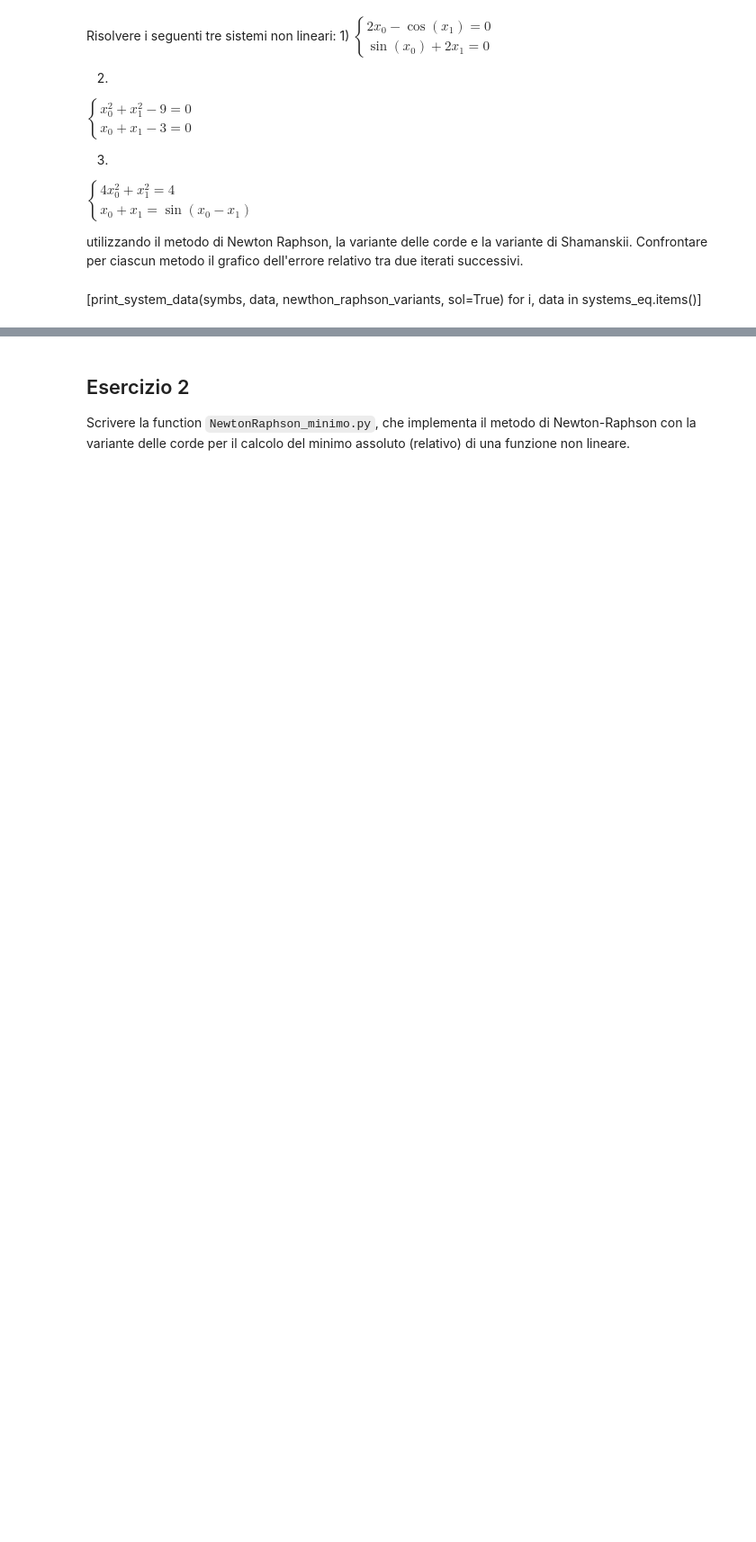
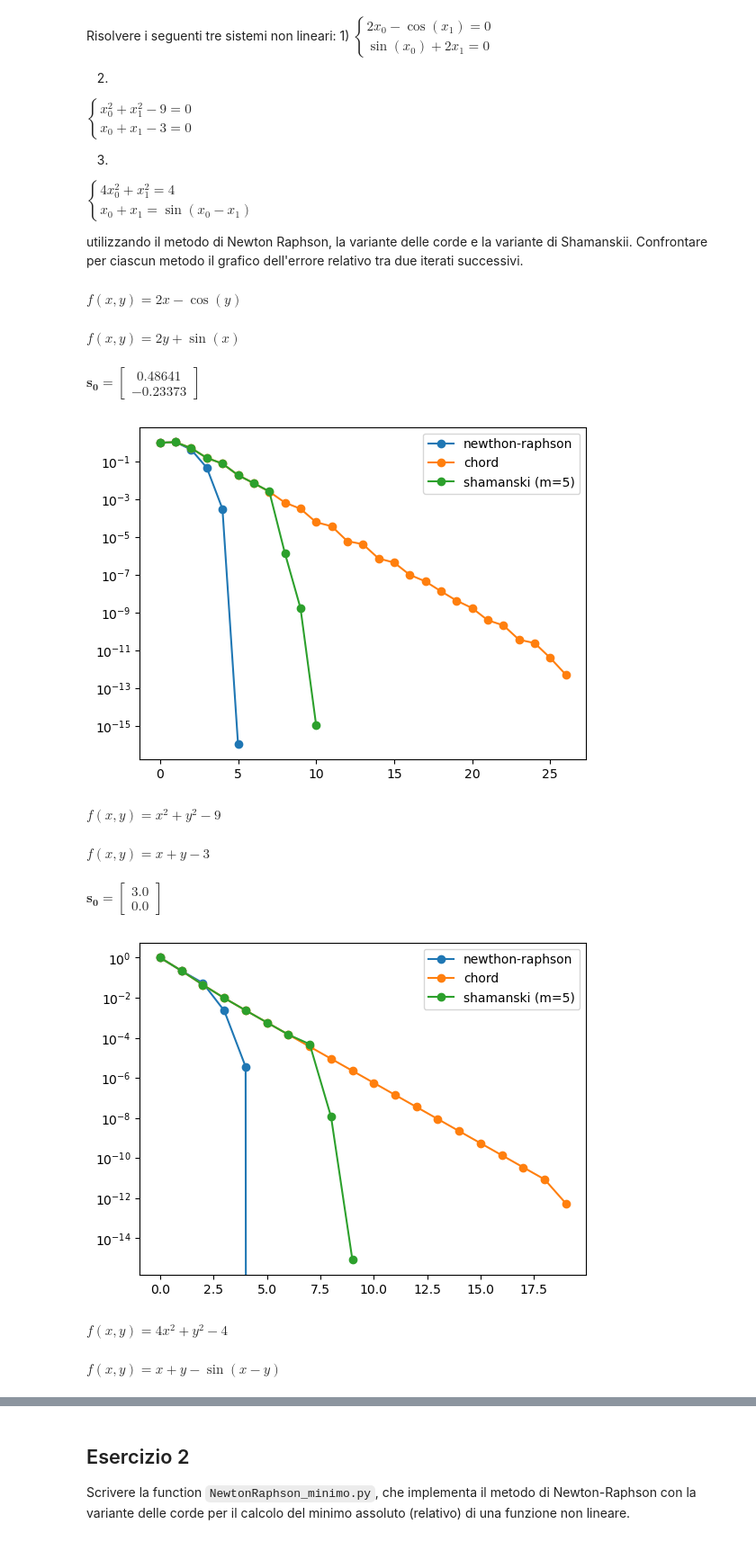
Before and after one commit to KeegTheBoi/metodi_numerici_es, a Jupyter notebook: Lecture 7/Esercitazione7.ipynb, the cells around one changed output, grey strips where cells are left out. Shown at 90% size. Saved outputs shown, nothing was run; the diff lists cells and outputs as text; code cells hidden in the pictures; blank space fills up the shorter version.

```diff
--- a/Lecture 7/Esercitazione7.ipynb
+++ b/Lecture 7/Esercitazione7.ipynb
@@ -119,5 +119,16 @@ systems_eq = {
       [[1, 0]])
 }
 newthon_raphson_variants = {"newthon-raphson": meth.newton_raphson_optimized, "chord": meth.newton_raphson_chord, 'shamanski (m=5)': meth.newton_raphson_sham}
-# %% [markdown]
-[print_system_data(symbs, data, newthon_raphson_variants, sol=True) for i, data in systems_eq.items()]
+# %%
+[print_system_data(symbs, data, newthon_raphson_variants, sol=True) for i, data in systems_eq.items()]
+# %% [output]
+$f(x, y)=2 x - \cos{\left(y \right)}$
+$f(x, y)=2 y + \sin{\left(x \right)}$
+$ \mathbf{s_0} = \begin{bmatrix}0.48641 \\ -0.23373\end{bmatrix}$
+[figure, added]
+$f(x, y)=x^{2} + y^{2} - 9$
+$f(x, y)=x + y - 3$
+$ \mathbf{s_0} = \begin{bmatrix}3.0 \\ 0.0\end{bmatrix}$
+[figure, added]
+$f(x, y)=4 x^{2} + y^{2} - 4$
+$f(x, y)=x + y - \sin{\left(x - y \right)}$
```
Also changed, not shown: parts of 2 cells of this notebook, 3 other files.
